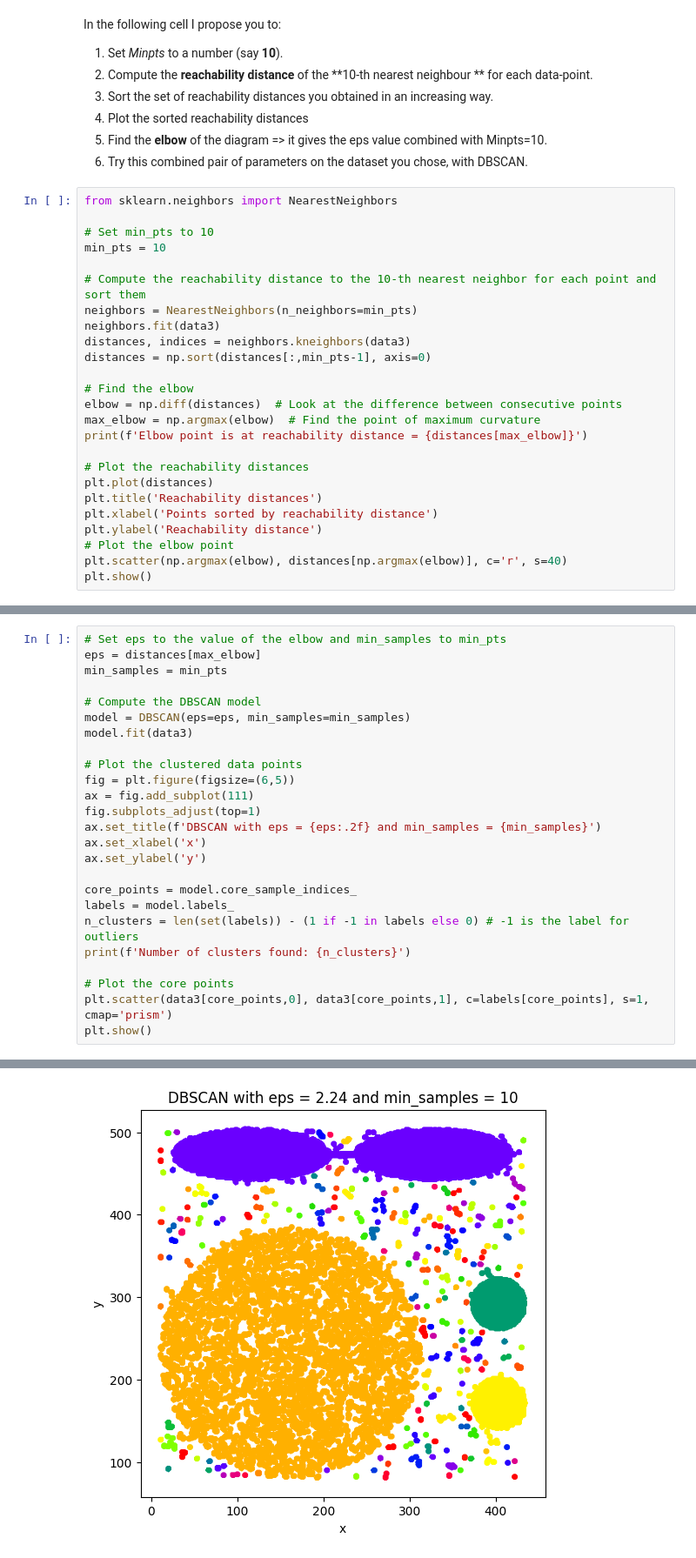
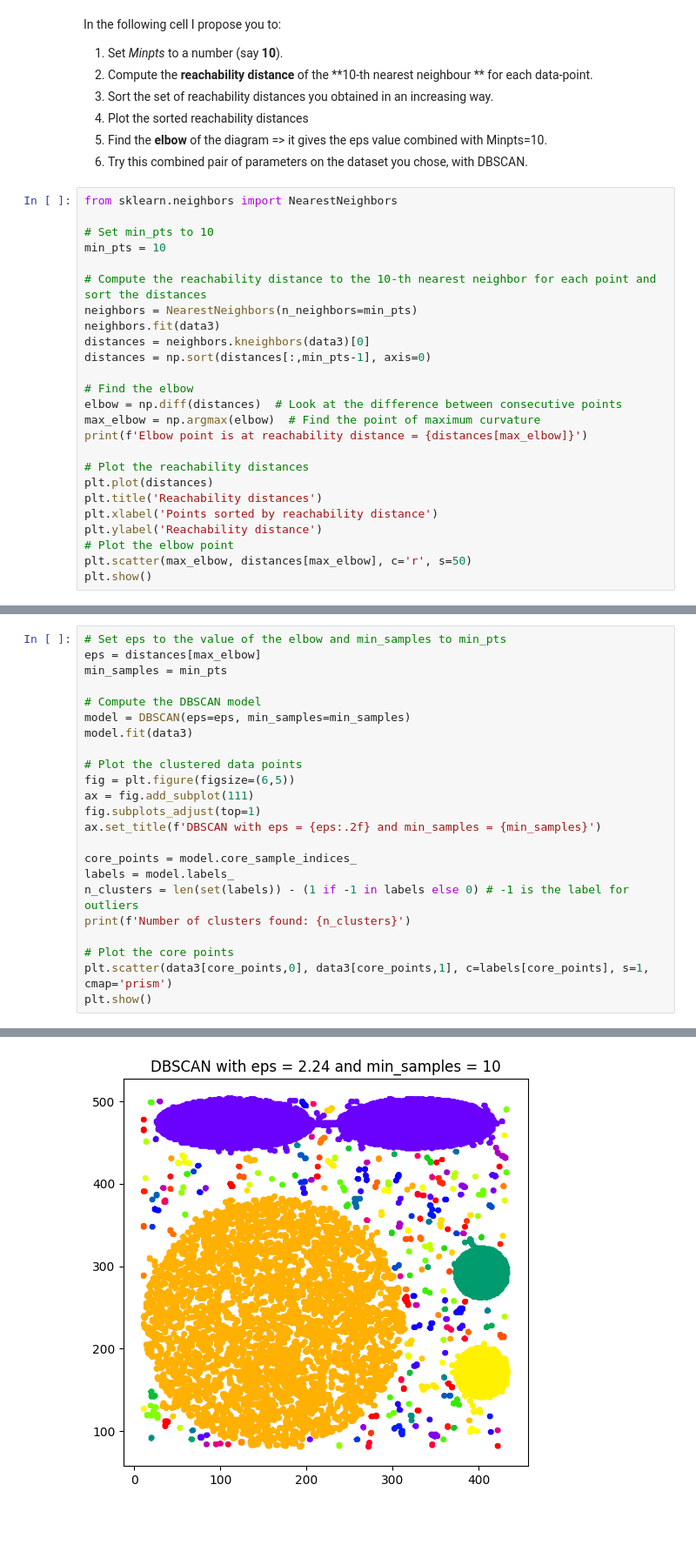
Before and after one commit to jakbtg/AAUT, a Jupyter notebook: Meo/3-clustering_copy_for_students_aa_22_23.ipynb, the cells around one changed output, grey strips where cells are left out. Shown at 87% size. Cells and saved outputs as stored; diff of their text form; blank space fills up the shorter version.

```diff
--- a/Meo/3-clustering_copy_for_students_aa_22_23.ipynb
+++ b/Meo/3-clustering_copy_for_students_aa_22_23.ipynb
@@ -353,10 +351,10 @@ from sklearn.neighbors import NearestNeighbors
 # Set min_pts to 10
 min_pts = 10
 
-# Compute the reachability distance to the 10-th nearest neighbor for each point and sort them
+# Compute the reachability distance to the 10-th nearest neighbor for each point and sort the distances
 neighbors = NearestNeighbors(n_neighbors=min_pts)
 neighbors.fit(data3)
-distances, indices = neighbors.kneighbors(data3)
+distances = neighbors.kneighbors(data3)[0]
 distances = np.sort(distances[:,min_pts-1], axis=0)
 
 # Find the elbow
@@ -370,7 +368,7 @@ plt.title('Reachability distances')
 plt.xlabel('Points sorted by reachability distance')
 plt.ylabel('Reachability distance')
 # Plot the elbow point
-plt.scatter(np.argmax(elbow), distances[np.argmax(elbow)], c='r', s=40)
+plt.scatter(max_elbow, distances[max_elbow], c='r', s=50)
 plt.show()
 # %% [output]
 Elbow point is at reachability distance = 2.23606797749979
@@ -378,28 +376,26 @@ Elbow point is at reachability distance = 2.23606797749979
 # %%
 # Set eps to the value of the elbow and min_samples to min_pts
 eps = distances[max_elbow]
 min_samples = min_pts
 
 # Compute the DBSCAN model
 model = DBSCAN(eps=eps, min_samples=min_samples)
 model.fit(data3)
 
 # Plot the clustered data points
 fig = plt.figure(figsize=(6,5))
 ax = fig.add_subplot(111)
 fig.subplots_adjust(top=1)
 ax.set_title(f'DBSCAN with eps = {eps:.2f} and min_samples = {min_samples}')
-ax.set_xlabel('x')
-ax.set_ylabel('y')
 
 core_points = model.core_sample_indices_
 labels = model.labels_
 n_clusters = len(set(labels)) - (1 if -1 in labels else 0) # -1 is the label for outliers
 print(f'Number of clusters found: {n_clusters}')
 
 # Plot the core points
 plt.scatter(data3[core_points,0], data3[core_points,1], c=labels[core_points], s=1, cmap='prism')
 plt.show()
 # %% [output]
 Number of clusters found: 216
-[figure, old version]
+[figure, new version]
```
Also changed, not shown: parts of 1 cell of this notebook.
